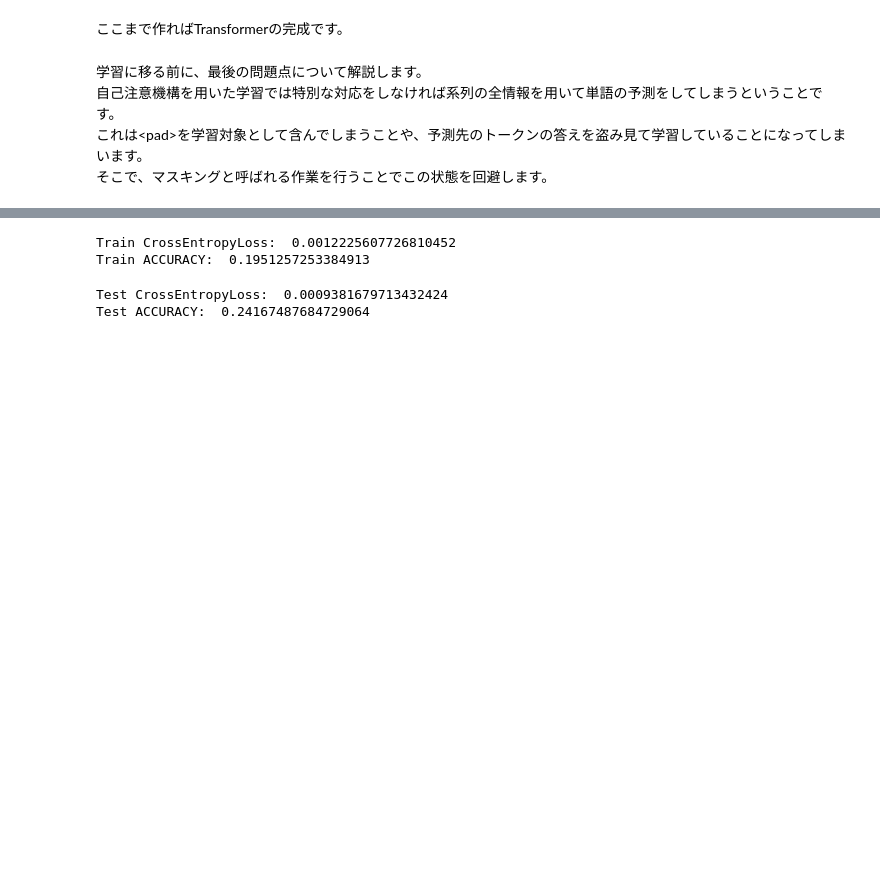
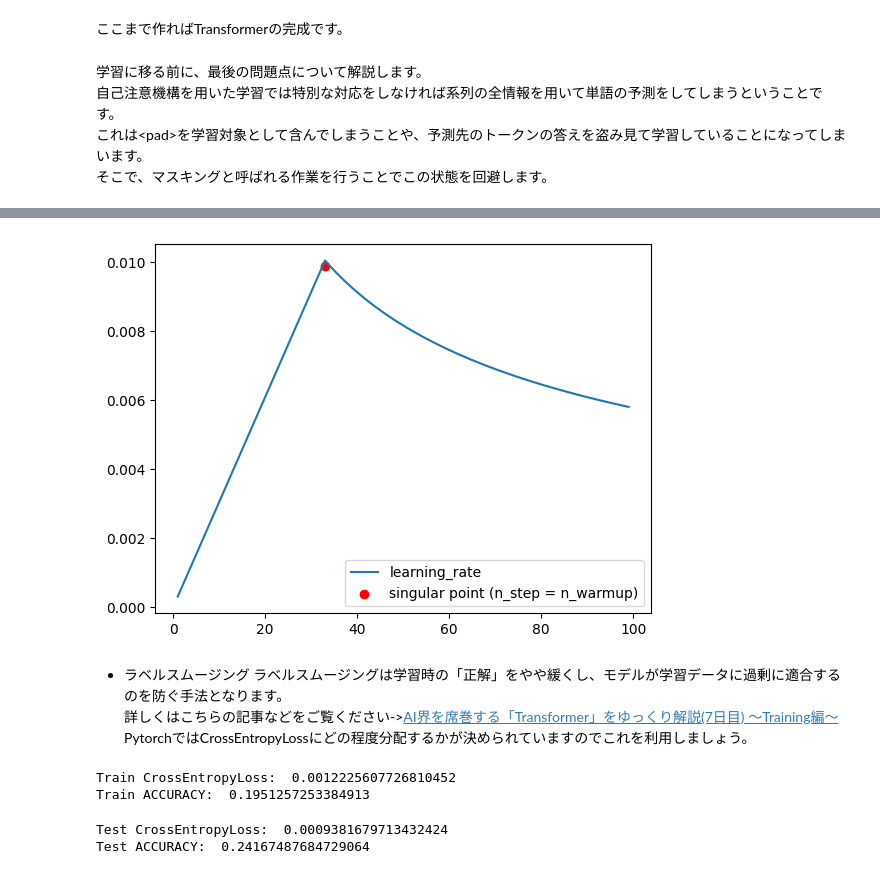
Before and after one commit to SuperHotDogCat/Attention-from-scratch, a Jupyter notebook: attention_from_scratch.ipynb, the cells around one changed output, grey strips where cells are left out. Drawn from its saved outputs; the diff is of its cells as text; code cells hidden in the pictures; blank space fills up the shorter version.

```diff
--- a/attention_from_scratch.ipynb
+++ b/attention_from_scratch.ipynb
@@ -944,3 +986,22 @@ def create_mask(src, tgt, src_pad, tgt_pad,device):
+# %%
+import numpy as np
+import matplotlib.pyplot as plt
+n_step = np.arange(start=1, stop=100)
+embedding_dim = 300
+n_warmup = 100 // 3
+lr = np.array([1/np.sqrt(embedding_dim)/np.sqrt(n_step), (n_step)/np.sqrt(embedding_dim)/n_warmup/np.sqrt(n_warmup)])
+lr = np.min(lr, axis= 0)
+plt.plot(n_step, lr)
+plt.scatter([n_warmup], lr[n_warmup], color = "red")
+plt.legend(["learning_rate", "singular point (n_step = n_warmup)"])
+plt.show()
+# %% [output]
+[figure, added]
+# %% [markdown]
+- ラベルスムージング
+ラベルスムージングは学習時の「正解」をやや緩くし、モデルが学習データに過剰に適合するのを防ぐ手法となります。<br>
+詳しくはこちらの記事などをご覧ください->[AI界を席巻する「Transformer」をゆっくり解説(7日目) ～Training編～](https://zenn.dev/attentionplease/articles/d0d7f4e406b4ed)<br>
+PytorchではCrossEntropyLossにどの程度分配するかが決められていますのでこれを利用しましょう。<br>
 # %%
 device = "cuda" if torch.cuda.is_available() else "cpu"
 ja_vocab_size = len(ja_vocab)
```
Also changed, not shown: parts of 23 cells of this notebook.
